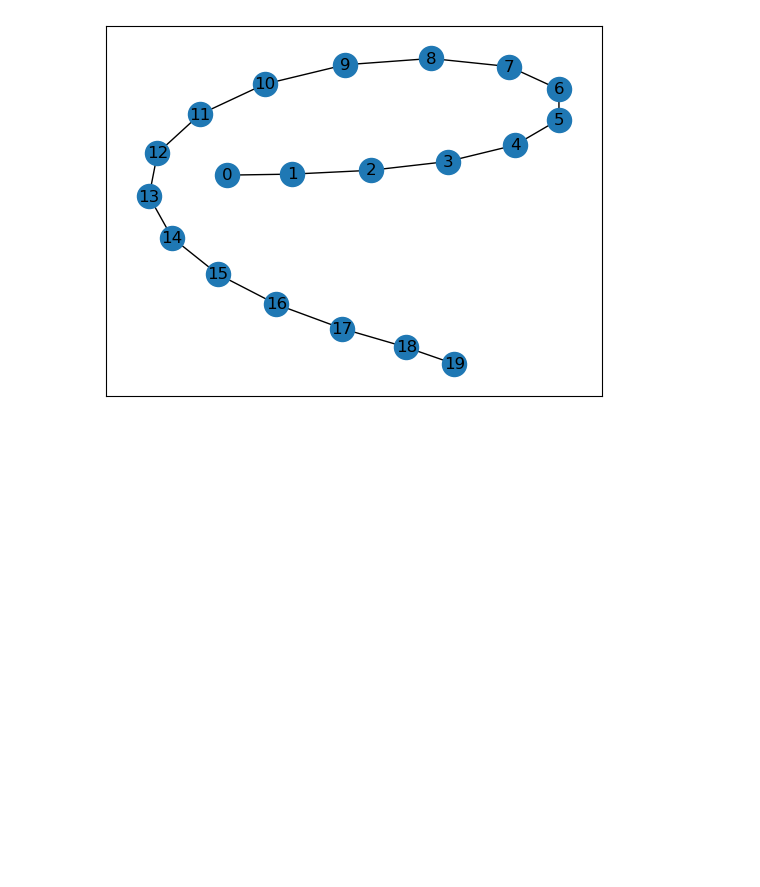
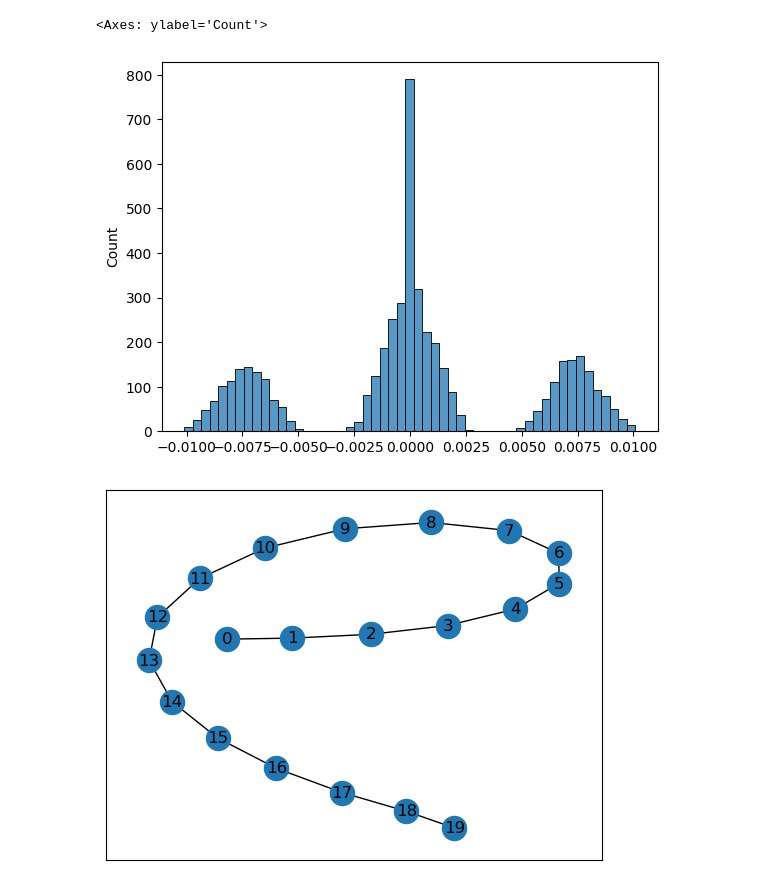
Before and after one commit to cofofprom/GGMS, a Jupyter notebook: algo_test.ipynb, the cells around one changed output. Saved outputs shown, nothing was run; the diff lists cells and outputs as text; code cells hidden in the pictures; blank space fills up the shorter version.

```diff
--- a/algo_test.ipynb
+++ b/algo_test.ipynb
@@ -11,3 +18,10 @@ from scipy.stats import hmean
+# %%
+_, _, pc, _, _ = generate_peng_model(100, 0.9)
+# %%
+sns.histplot(pc[np.triu_indices_from(pc, k=1)])
+# %% [output]
+<Axes: ylabel='Count'>
+[figure, added]
 # %%
 N = 20
 n = 100
```
Also changed, not shown: parts of 2 cells of this notebook, 5 other files.
